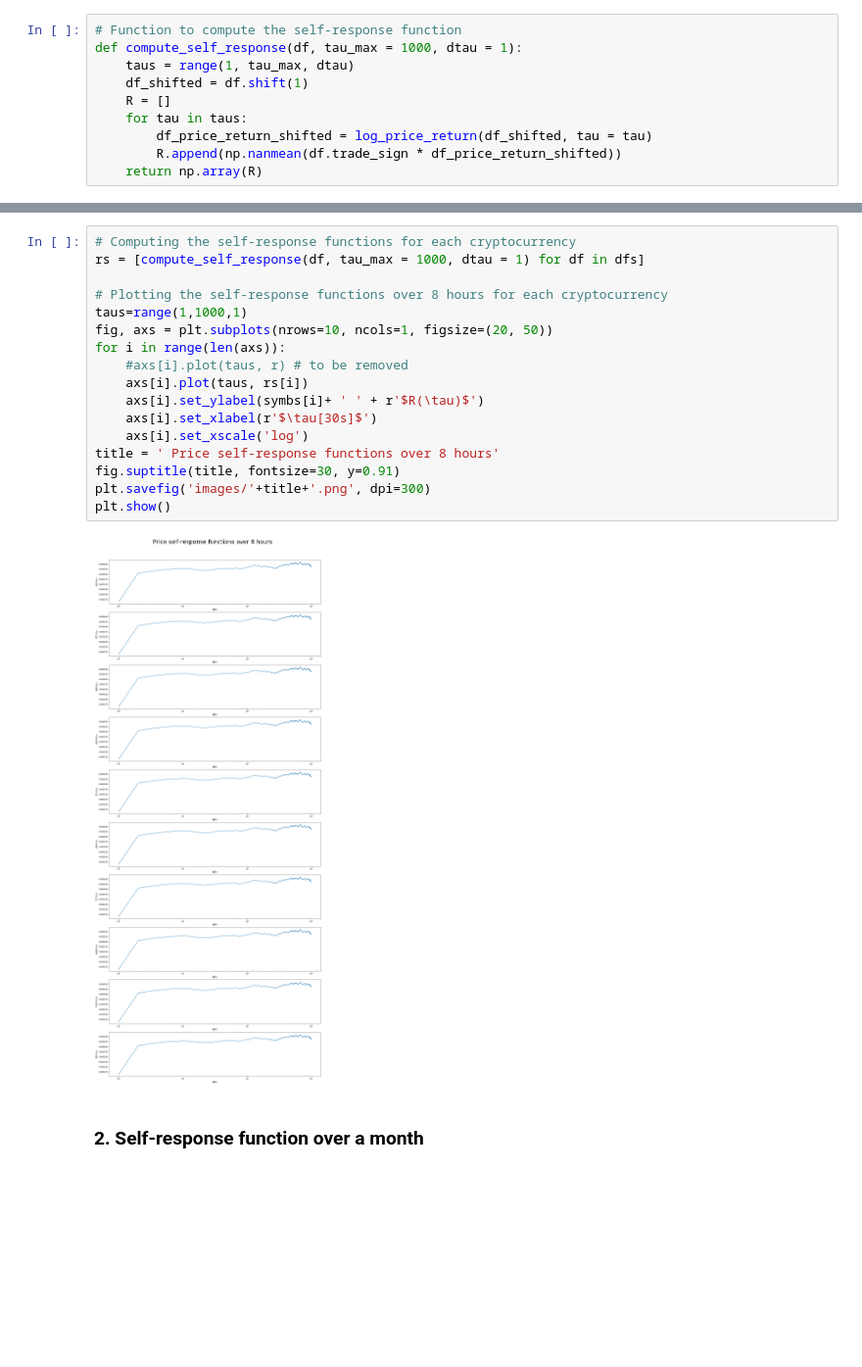
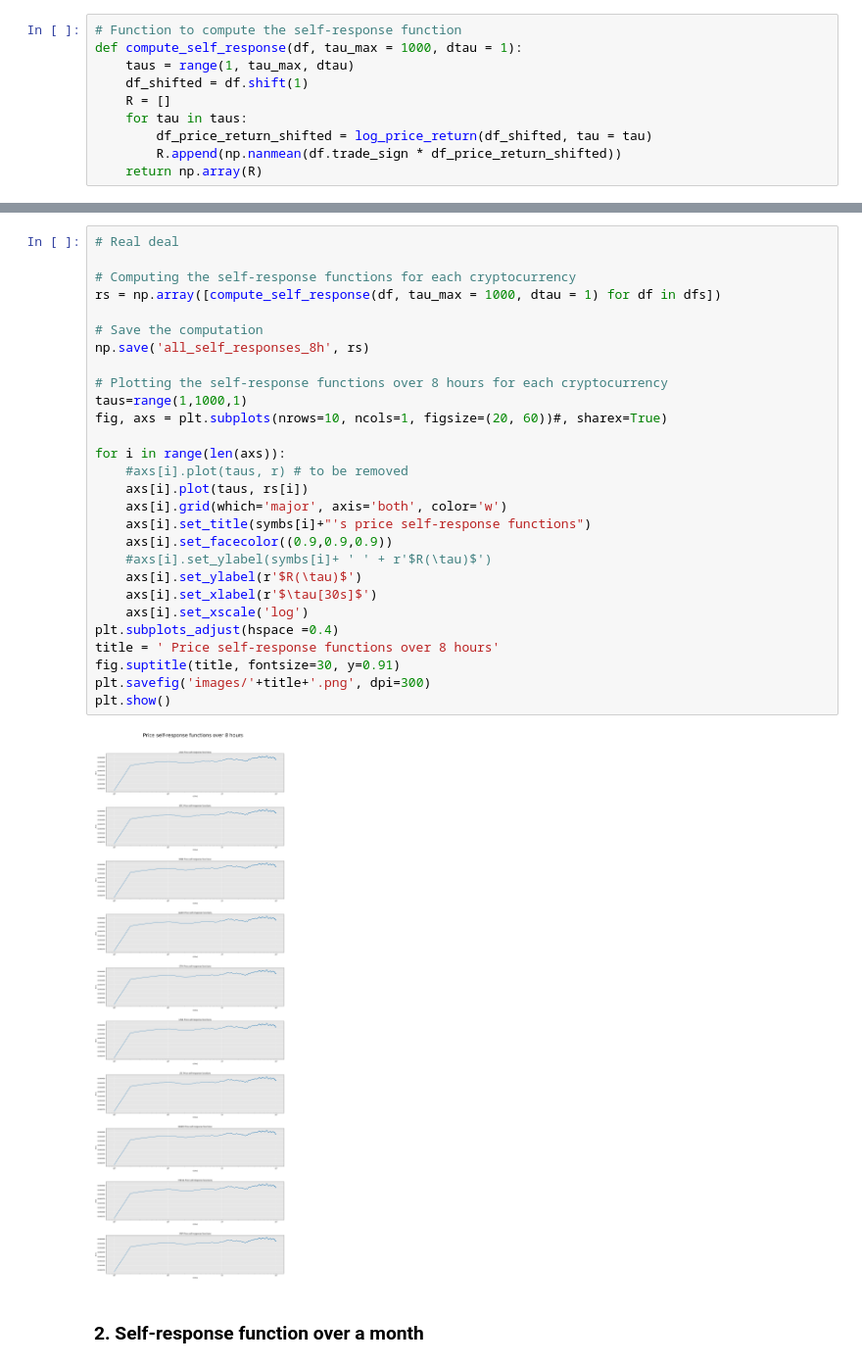
Before and after one commit to lpdbrx/FIN525-Bitcoin-Impact, a Jupyter notebook: Cross Cryptocurrency Response Function.ipynb, the cells around one changed output, grey strips where cells are left out. Shown at 98% size. Cells and saved outputs as stored; diff of their text form; blank space fills up the shorter version.

Commit message:
cross_crypto_response_function_update

```diff
--- a/Cross Cryptocurrency Response Function.ipynb
+++ b/Cross Cryptocurrency Response Function.ipynb
@@ -348,22 +351,33 @@ plt.plot(taus,r)
 # %%
+# Real deal
+
 # Computing the self-response functions for each cryptocurrency
-rs = [compute_self_response(df, tau_max = 1000, dtau = 1) for df in dfs]
+rs = np.array([compute_self_response(df, tau_max = 1000, dtau = 1) for df in dfs])
+
+# Save the computation
+np.save('all_self_responses_8h', rs)
 
 # Plotting the self-response functions over 8 hours for each cryptocurrency
 taus=range(1,1000,1)
-fig, axs = plt.subplots(nrows=10, ncols=1, figsize=(20, 50))
+fig, axs = plt.subplots(nrows=10, ncols=1, figsize=(20, 60))#, sharex=True)
+
 for i in range(len(axs)):
     #axs[i].plot(taus, r) # to be removed
     axs[i].plot(taus, rs[i])
-    axs[i].set_ylabel(symbs[i]+ ' ' + r'$R(\tau)$')
+    axs[i].grid(which='major', axis='both', color='w')
+    axs[i].set_title(symbs[i]+"'s price self-response functions")
+    axs[i].set_facecolor((0.9,0.9,0.9))
+    #axs[i].set_ylabel(symbs[i]+ ' ' + r'$R(\tau)$')
+    axs[i].set_ylabel(r'$R(\tau)$')
     axs[i].set_xlabel(r'$\tau[30s]$')
     axs[i].set_xscale('log')
+plt.subplots_adjust(hspace =0.4)
 title = ' Price self-response functions over 8 hours'
 fig.suptitle(title, fontsize=30, y=0.91)
 plt.savefig('images/'+title+'.png', dpi=300)
 plt.show()
 # %% [output]
-[figure, old version]
+[figure, new version]
 # %% [markdown]
 ### 2. Self-response function over a month
 # %% [markdown]
```
Also changed, not shown: parts of 23 cells of this notebook.
